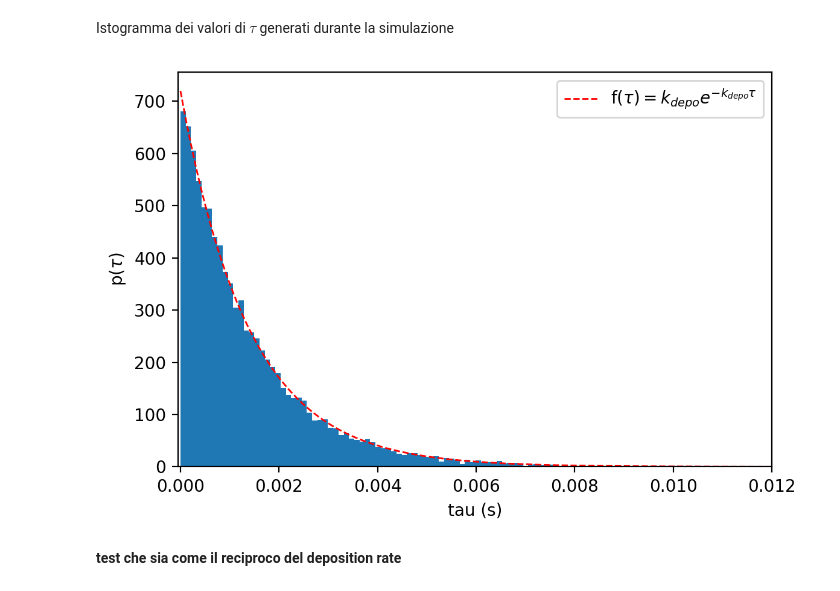
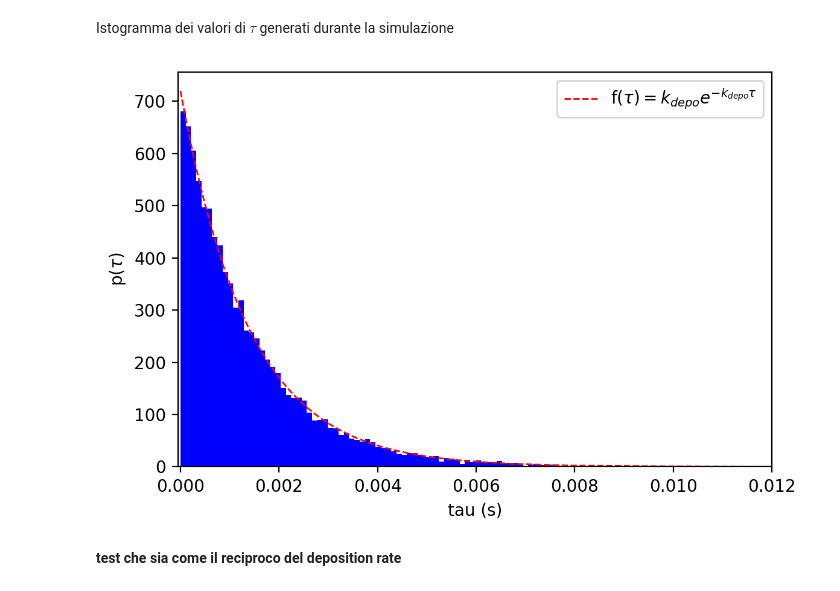
Before and after one commit to zosojack/lab-cms, a Jupyter notebook: zosojack/notebooks/Esercizio2A-KMC/Esercizio2_1.ipynb, the cells around one changed output. Drawn from its saved outputs; the diff is of its cells as text; code cells hidden in the pictures.

Commit message:
fancier histogram

```diff
--- a/zosojack/notebooks/Esercizio2A-KMC/Esercizio2_1.ipynb
+++ b/zosojack/notebooks/Esercizio2A-KMC/Esercizio2_1.ipynb
@@ -75,34 +75,34 @@ def espected_tau_pdf (k_depo, x):
 # %%
 import matplotlib.pyplot as plt
 from scipy.optimize import curve_fit
 
 x = result.dt_list # T=0, ergo dt coincide con tau perché ho solo eventi di deposizione
 n = len(x)
 n_bins = round(np.sqrt(n))
 
 x_curve = np.linspace(min(min(x),0.001), max(x), n)
 y_curve = espected_tau_pdf(result.k_depo, x_curve)
 
 # plot #
 plt.figure(figsize=(6,4), dpi=200)
 # istogramma NORMALIZZATO (con density=True diventa una pdf)
-y, bins, _ =plt.hist(x, bins=n_bins, density=True)
+y, bins, _ =plt.hist(x, bins=n_bins, density=True, color='blue')
 # curva teorica
 plt.plot(x_curve, y_curve,
          label='f($\\tau)=k_{depo}e^{-k_{depo}\\tau}$',
          color='red',
          linestyle='--',
          linewidth=1)
 
 plt.xlabel('tau (s)')
 plt.ylabel('p($\\tau$)')
 plt.legend()
 plt.xlim(-0.00005, 0.012)
 #plt.ylim(0, 700)
 plt.tight_layout()
 plt.show()
 # %% [output]
-[figure, old version]
+[figure, new version]
 # %% [markdown]
 **test che sia come il reciproco del deposition rate**
 # %%
```
